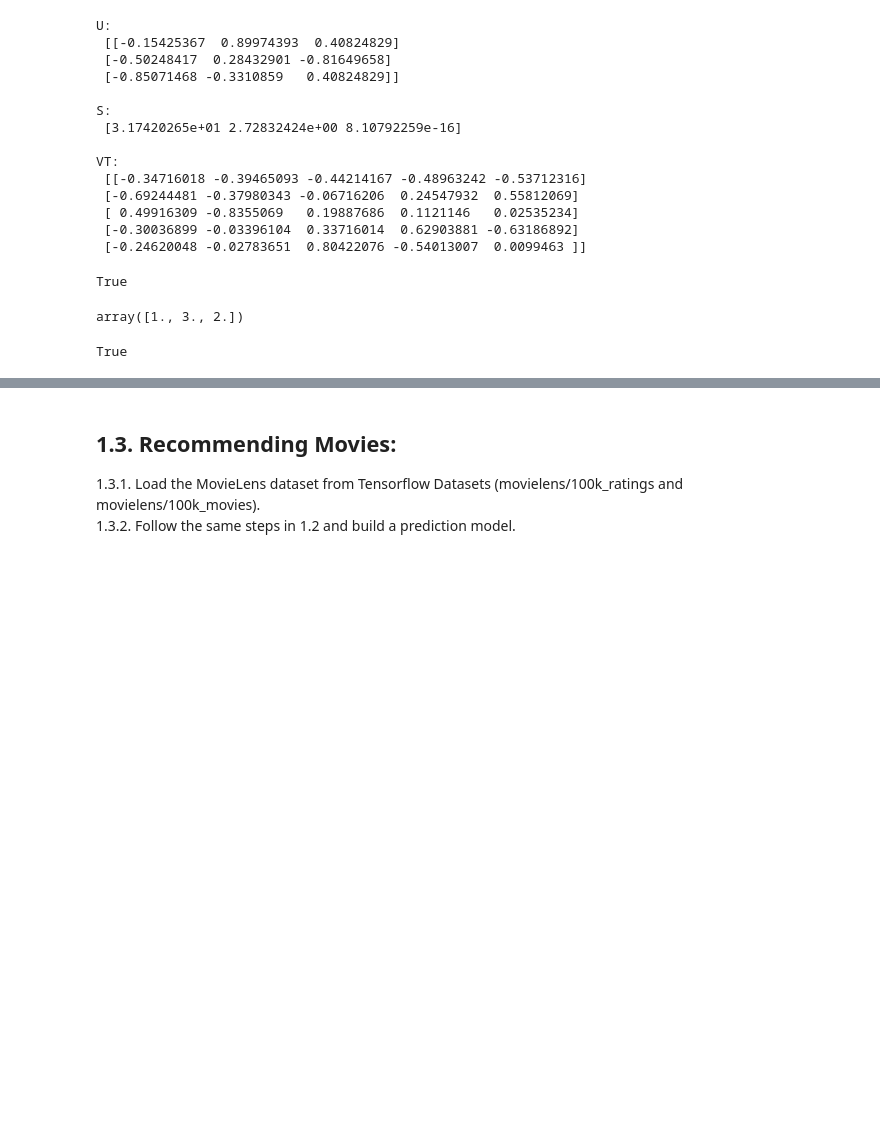
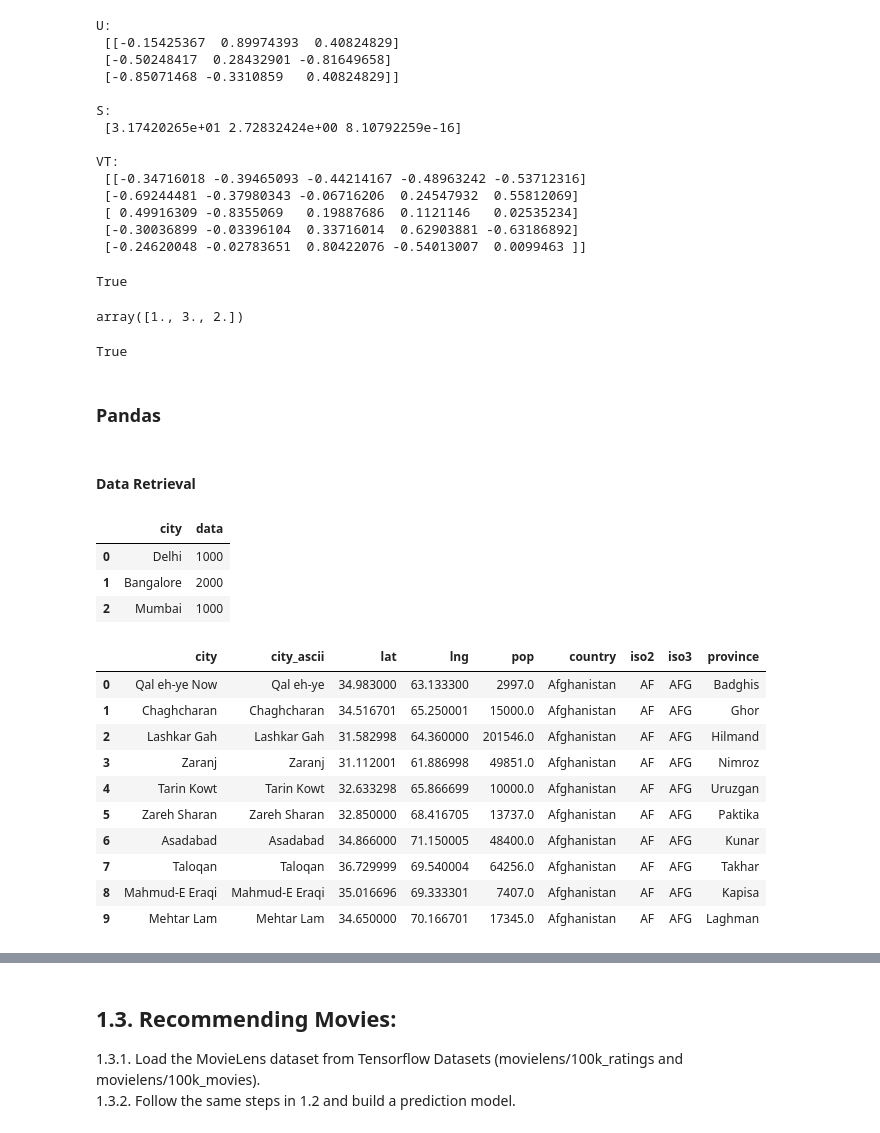
Before and after one commit to zachfreitas/ADS_504_Machine_Learning, a Jupyter notebook: Module_1/Assignment_1.ipynb, the cells around one changed output, grey strips where cells are left out. Cells and saved outputs as stored; diff of their text form; code cells hidden in the pictures; blank space fills up the shorter version.

```diff
--- a/Module_1/Assignment_1.ipynb
+++ b/Module_1/Assignment_1.ipynb
@@ -982,3 +982,36 @@ array([1., 3., 2.])
 np.allclose(np.dot(a, x), b)
 # %% [output]
 True
+# %% [markdown]
+### Pandas
+# %% [markdown]
+#### Data Retrieval
+# %%
+# List of Dictionaries to Dataframe
+import pandas as pd
+d = [{'city':'Delhi',"data":1000},
+{'city':'Bangalore',"data":2000},
+{'city':'Mumbai',"data":1000}]
+pd.DataFrame(d)
+# %% [output]
+|  | city | data |
+| 0 | Delhi | 1000 |
+| 1 | Bangalore | 2000 |
+| 2 | Mumbai | 1000 |
+# %%
+# CSV Files to Dataframe
+import pandas as pd
+city_data = pd.read_csv(filepath_or_buffer='https://github.com/zachfreitas/ADS_504_Machine_Learning/raw/main/Module_1/simplemaps-worldcities-basic.csv')
+city_data.head(n=10)
+# %% [output]
+|  | city | city_ascii | lat | lng | pop | country | iso2 | iso3 | province |
+| 0 | Qal eh-ye Now | Qal eh-ye | 34.983000 | 63.133300 | 2997.0 | Afghanistan | AF | AFG | Badghis |
+| 1 | Chaghcharan | Chaghcharan | 34.516701 | 65.250001 | 15000.0 | Afghanistan | AF | AFG | Ghor |
+| 2 | Lashkar Gah | Lashkar Gah | 31.582998 | 64.360000 | 201546.0 | Afghanistan | AF | AFG | Hilmand |
+| 3 | Zaranj | Zaranj | 31.112001 | 61.886998 | 49851.0 | Afghanistan | AF | AFG | Nimroz |
+| 4 | Tarin Kowt | Tarin Kowt | 32.633298 | 65.866699 | 10000.0 | Afghanistan | AF | AFG | Uruzgan |
+| 5 | Zareh Sharan | Zareh Sharan | 32.850000 | 68.416705 | 13737.0 | Afghanistan | AF | AFG | Paktika |
+| 6 | Asadabad | Asadabad | 34.866000 | 71.150005 | 48400.0 | Afghanistan | AF | AFG | Kunar |
+| 7 | Taloqan | Taloqan | 36.729999 | 69.540004 | 64256.0 | Afghanistan | AF | AFG | Takhar |
+| 8 | Mahmud-E Eraqi | Mahmud-E Eraqi | 35.016696 | 69.333301 | 7407.0 | Afghanistan | AF | AFG | Kapisa |
+| 9 | Mehtar Lam | Mehtar Lam | 34.650000 | 70.166701 | 17345.0 | Afghanistan | AF | AFG | Laghman |
```
Also changed, not shown: parts of 63 cells of this notebook.
